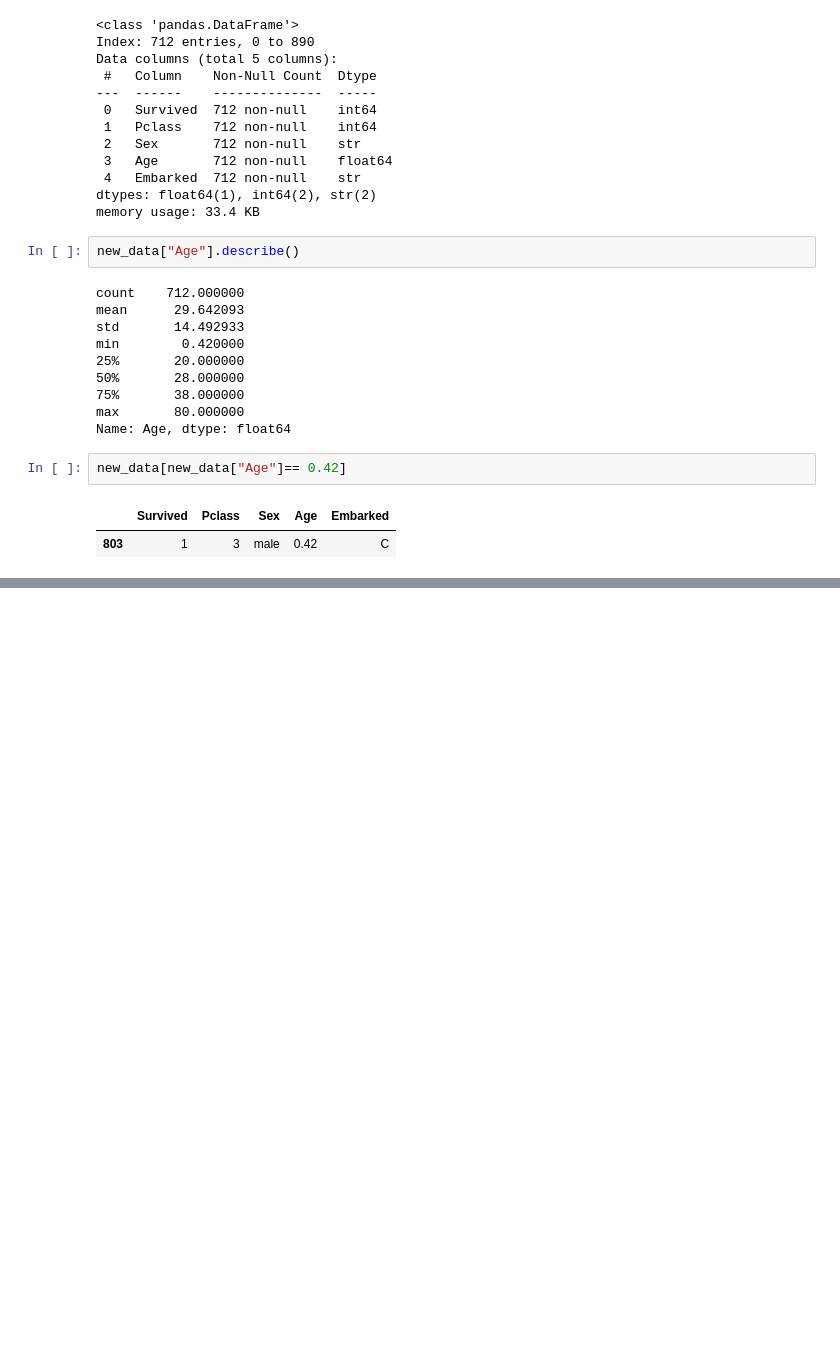
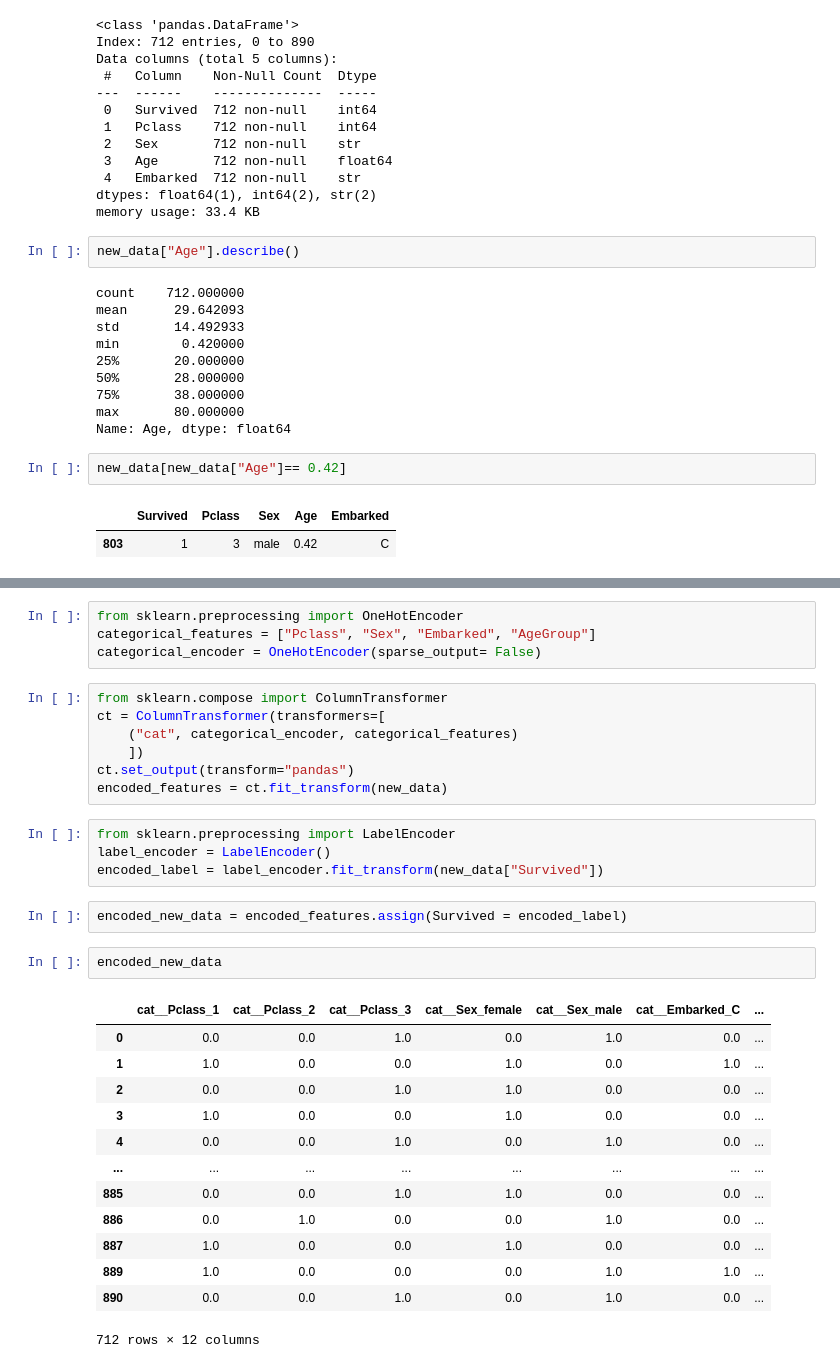
Before and after one commit to BrightTimothy/Prediction-of-Survival-Rate-, a Jupyter notebook: model.ipynb, the cells around one changed output, grey strips where cells are left out. Drawn from its saved outputs; the diff is of its cells as text; blank space fills up the shorter version.

```diff
--- a/model.ipynb
+++ b/model.ipynb
@@ -79,0 +114,33 @@ new_data["AgeGroup"] =
+# %%
+from sklearn.preprocessing import OneHotEncoder
+categorical_features = ["Pclass", "Sex", "Embarked", "AgeGroup"]
+categorical_encoder = OneHotEncoder(sparse_output= False)
+# %%
+from sklearn.compose import ColumnTransformer
+ct = ColumnTransformer(transformers=[
+    ("cat", categorical_encoder, categorical_features)
+    ])
+ct.set_output(transform="pandas")
+encoded_features = ct.fit_transform(new_data)
+# %%
+from sklearn.preprocessing import LabelEncoder
+label_encoder = LabelEncoder()
+encoded_label = label_encoder.fit_transform(new_data["Survived"])
+# %%
+encoded_new_data = encoded_features.assign(Survived = encoded_label)
+# %%
+encoded_new_data
+# %% [output]
+|  | cat__Pclass_1 | cat__Pclass_2 | cat__Pclass_3 | cat__Sex_female | cat__Sex_male | cat__Embarked_C | ... |
+| 0 | 0.0 | 0.0 | 1.0 | 0.0 | 1.0 | 0.0 | ... |
+| 1 | 1.0 | 0.0 | 0.0 | 1.0 | 0.0 | 1.0 | ... |
+| 2 | 0.0 | 0.0 | 1.0 | 1.0 | 0.0 | 0.0 | ... |
+| 3 | 1.0 | 0.0 | 0.0 | 1.0 | 0.0 | 0.0 | ... |
+| 4 | 0.0 | 0.0 | 1.0 | 0.0 | 1.0 | 0.0 | ... |
+| ... | ... | ... | ... | ... | ... | ... | ... |
+| 885 | 0.0 | 0.0 | 1.0 | 1.0 | 0.0 | 0.0 | ... |
+| 886 | 0.0 | 1.0 | 0.0 | 0.0 | 1.0 | 0.0 | ... |
+| 887 | 1.0 | 0.0 | 0.0 | 1.0 | 0.0 | 0.0 | ... |
+| 889 | 1.0 | 0.0 | 0.0 | 0.0 | 1.0 | 1.0 | ... |
+| 890 | 0.0 | 0.0 | 1.0 | 0.0 | 1.0 | 0.0 | ... |
+712 rows × 12 columns
```
Also changed, not shown: parts of 11 cells of this notebook.
